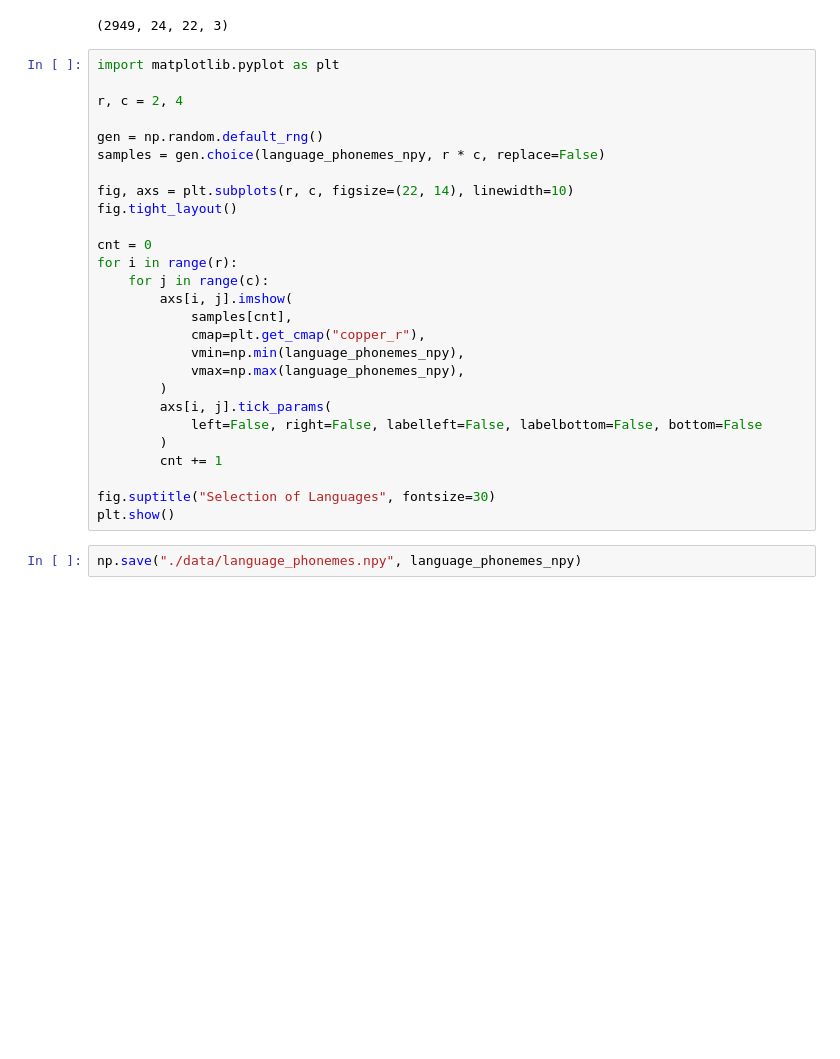
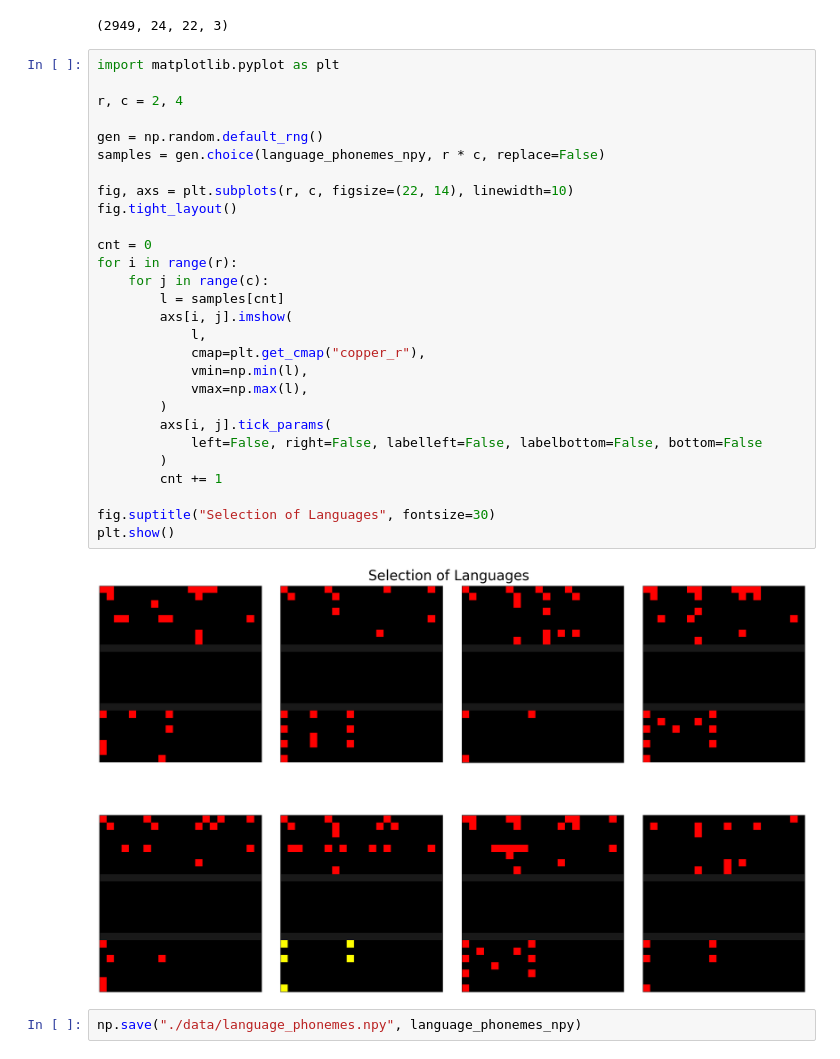
Before and after one commit to Pappa/conlanger, a Jupyter notebook: notebooks/prepare_phoible_data.ipynb, the cells around one changed output. Saved outputs shown, nothing was run; the diff lists cells and outputs as text; blank space fills up the shorter version.

```diff
--- a/notebooks/prepare_phoible_data.ipynb
+++ b/notebooks/prepare_phoible_data.ipynb
@@ -233,30 +233,33 @@ language_phonemes_npy.shape
 # %%
 import matplotlib.pyplot as plt
 
 r, c = 2, 4
 
 gen = np.random.default_rng()
 samples = gen.choice(language_phonemes_npy, r * c, replace=False)
 
 fig, axs = plt.subplots(r, c, figsize=(22, 14), linewidth=10)
 fig.tight_layout()
 
 cnt = 0
 for i in range(r):
     for j in range(c):
+        l = samples[cnt]
         axs[i, j].imshow(
-            samples[cnt],
+            l,
             cmap=plt.get_cmap("copper_r"),
-            vmin=np.min(language_phonemes_npy),
-            vmax=np.max(language_phonemes_npy),
+            vmin=np.min(l),
+            vmax=np.max(l),
         )
         axs[i, j].tick_params(
             left=False, right=False, labelleft=False, labelbottom=False, bottom=False
         )
         cnt += 1
 
 fig.suptitle("Selection of Languages", fontsize=30)
 plt.show()
+# %% [output]
+[figure, added]
 # %%
 np.save("./data/language_phonemes.npy", language_phonemes_npy)
 # %%
```
Also changed, not shown: parts of 1 cell of this notebook.
